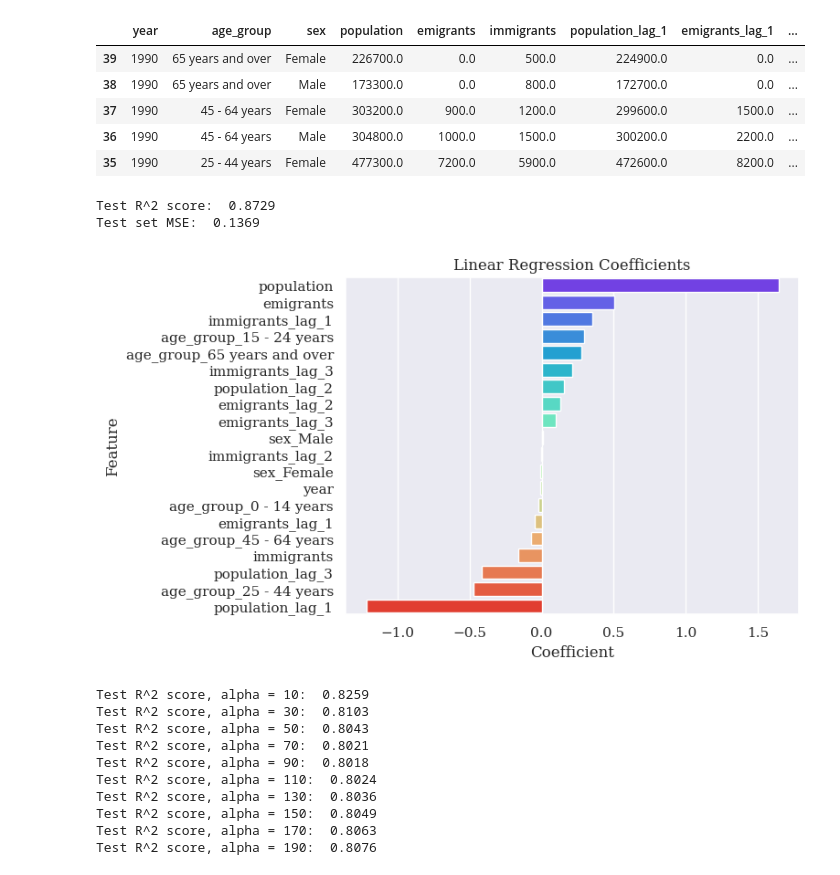
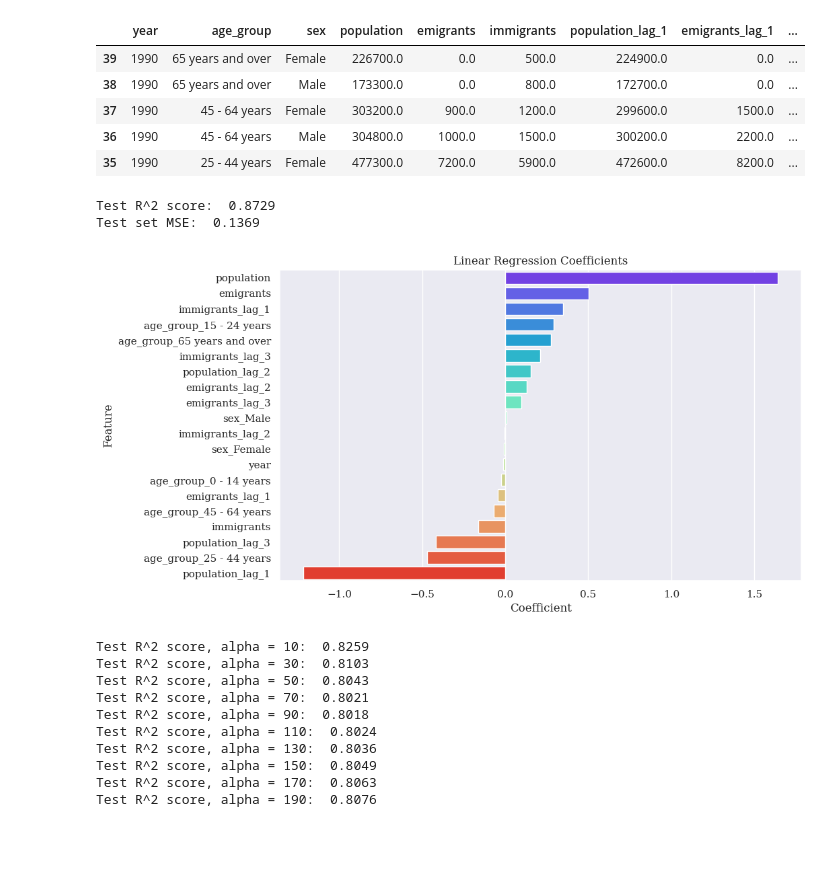
Before and after one commit to step-hen-burke/ca1, a Jupyter notebook: 00_initial_exploration.ipynb, the cells around one changed output. Drawn from its saved outputs; the diff is of its cells as text; code cells hidden in the pictures; blank space fills up the shorter version.

Commit message:
Change arguments to savefig

```diff
--- a/00_initial_exploration.ipynb
+++ b/00_initial_exploration.ipynb
@@ -1059,24 +1059,25 @@ y_test = encoded_test['next_emigration_value']
 # %%
 regressor = linear_model.LinearRegression()
 regressor.fit(X_train, y_train)
 
 print(f'Test R^2 score: {regressor.score(X_test, y_test): 0.4f}')
 
 predicted = regressor.predict(X_test)
 mse = np.mean((predicted - y_test)**2)
 print(f"Test set MSE: {mse: 0.4f}")
 
 coeffs = pd.Series(regressor.coef_, index=regressor.feature_names_in_).sort_values(ascending=False)
 
+fig, ax = plt.subplots(figsize=(10, 6))
 p = sns.barplot(x=coeffs, y=coeffs.index, hue=coeffs.index, palette='rainbow')
 plt.title('Linear Regression Coefficients')
 plt.xlabel('Coefficient')
 plt.ylabel('Feature');
-fig.savefig(charts_folder / 'regression_features.png');
+fig.savefig(charts_folder / 'regression_features.png', bbox_inches='tight');
 # %% [output]
 Test R^2 score:  0.8729
 Test set MSE:  0.1369
-[figure, old version]
+[figure, new version]
 # %%
 for i in range(1, 21, 2):
     ridge = linear_model.Ridge(alpha=i*10)
```
Also changed, not shown: parts of 8 cells of this notebook.
